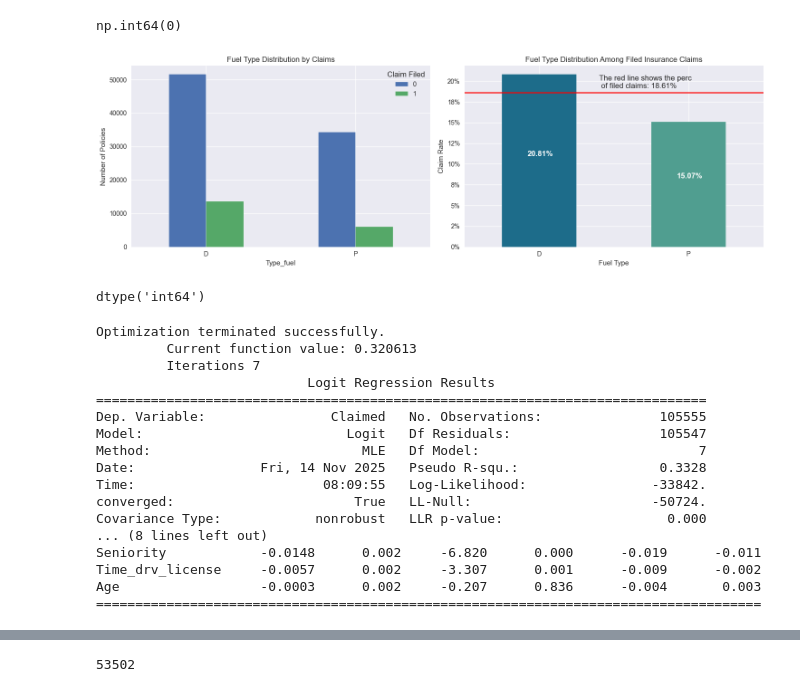
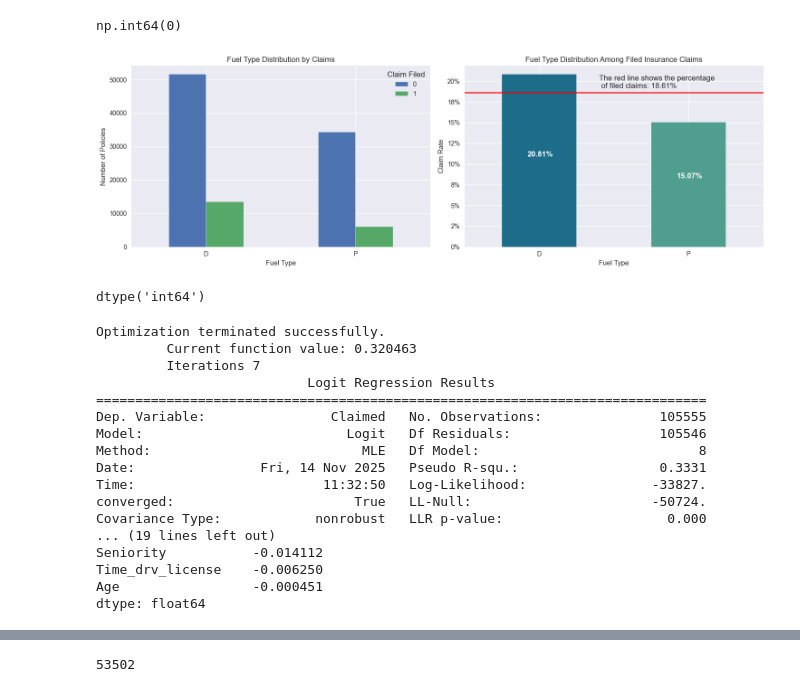
Before and after one commit to Clopes15/Portfolio_Versicherung, a Jupyter notebook: notebooks/pkw_versicherung_01.ipynb, the cells around one changed output, grey strips where cells are left out. Saved outputs shown, nothing was run; the diff lists cells and outputs as text; code cells hidden in the pictures.

Commit message:
Fine Bearbeitung der Diagramme

```diff
--- a/notebooks/pkw_versicherung_01.ipynb
+++ b/notebooks/pkw_versicherung_01.ipynb
@@ -562,28 +562,28 @@ np.int64(0)
 # %%
 fig, ax = plt.subplots(ncols = 2, figsize=(15, 5))
 
 var_ct = pd.crosstab(index = df['Type_fuel'], columns = df['Claimed'])
 var_ct = var_ct.sort_values(by=1, ascending=False)
 var_ct.plot(kind = 'bar', ax = ax[0])
-ax[0].set(title = 'Fuel Type Distribution by Claims', xlabel = 'Type_fuel', ylabel = 'Number of Policies')
+ax[0].set(title = 'Fuel Type Distribution by Claims', xlabel = 'Fuel Type', ylabel = 'Number of Policies')
 ax[0].legend(title='Claim Filed')
 ax[0].xaxis.set_tick_params(labelrotation=0);
 
 colors = sns.color_palette('crest', n_colors=len(df['Type_fuel'].unique()))[::-1] # Paleta invertida: mais escuro = maior incidência
 df.groupby('Type_fuel')['Claimed'].mean().sort_values(ascending=False).plot(kind = 'bar', color = colors, ax = ax[1])
 ax[1].set(title = 'Fuel Type Distribution Among Filed Insurance Claims', xlabel = 'Fuel Type', ylabel = 'Claim Rate')
 ax[1].set_yticklabels(['{:.0f}%'.format(x*100) for x in ax[1].get_yticks()])
 ax[1].xaxis.set_tick_params(labelrotation=0)
 ax[1].axhline(color='red', y = df['Claimed'].mean());
 ax[1].text(transform=ax[1].transAxes,
-                     s = 'The red line shows the perc\n of filed claims: {}%'.format(round(df['Claimed'].mean()*100, 2)), x =0.45, y=0.875)
+                     s = 'The red line shows the percentage\n of filed claims: {}%'.format(round(df['Claimed'].mean()*100, 2)), x =0.45, y=0.875)
 ax[1].text(transform=ax[1].transAxes, s = '{}%'.format(round(df.groupby('Type_fuel')['Claimed'].mean()[0]*100, 2)), x =0.21, y=0.5,
            color = 'white', fontweight='bold')
 ax[1].text(transform=ax[1].transAxes, s = '{}%'.format(round(df.groupby('Type_fuel')['Claimed'].mean()[1]*100, 2)), x =0.71, y=0.38,
            color = 'white', fontweight='bold')
 
 plt.tight_layout()
 #fig.savefig('graph_bar_fuel_type.png')
 # %% [output]
-[figure, old version]
+[figure, new version]
 # %%
@@ -596,31 +596,32 @@ dtype('int64')
 # %%
 import statsmodels.api as sm
 
-X = df[['R_Claims_history', 'N_claims_history', 'Policies_in_force', 'Type_fuel', 'Seniority', 'Time_drv_license', 'Age']]
+X = df[['R_Claims_history', 'N_claims_history', 'Policies_in_force', 'Second_driver', 'Type_fuel', 'Seniority', 'Time_drv_license', 'Age']]
 y = df['Claimed']
 
 X = sm.add_constant(X)
 model = sm.Logit(y, X).fit()
 print(model.summary())
 coefs = model.params
+print(coefs)
 # %% [output]
 Optimization terminated successfully.
-         Current function value: 0.320613
+         Current function value: 0.320463
          Iterations 7
                            Logit Regression Results
 ==============================================================================
 Dep. Variable:                Claimed   No. Observations:               105555
-Model:                          Logit   Df Residuals:                   105547
-Method:                           MLE   Df Model:                            7
-Date:                Fri, 14 Nov 2025   Pseudo R-squ.:                  0.3328
-Time:                        08:09:55   Log-Likelihood:                -33842.
+Model:                          Logit   Df Residuals:                   105546
+Method:                           MLE   Df Model:                            8
+Date:                Fri, 14 Nov 2025   Pseudo R-squ.:                  0.3331
+Time:                        11:32:50   Log-Likelihood:                -33827.
 converged:                       True   LL-Null:                       -50724.
 Covariance Type:            nonrobust   LLR p-value:                     0.000
-... (8 lines left out)
-Seniority            -0.0148      0.002     -6.820      0.000      -0.019      -0.011
-Time_drv_license     -0.0057      0.002     -3.307      0.001      -0.009      -0.002
-Age                  -0.0003      0.002     -0.207      0.836      -0.004       0.003
-=====================================================================================
+... (19 lines left out)
+Seniority           -0.014112
+Time_drv_license    -0.006250
+Age                 -0.000451
+dtype: float64
 # %%
 #df['weighted_factor'] = (
 #        coefs['const']
```
Also changed, not shown: parts of 8 cells of this notebook, 5 other files.
